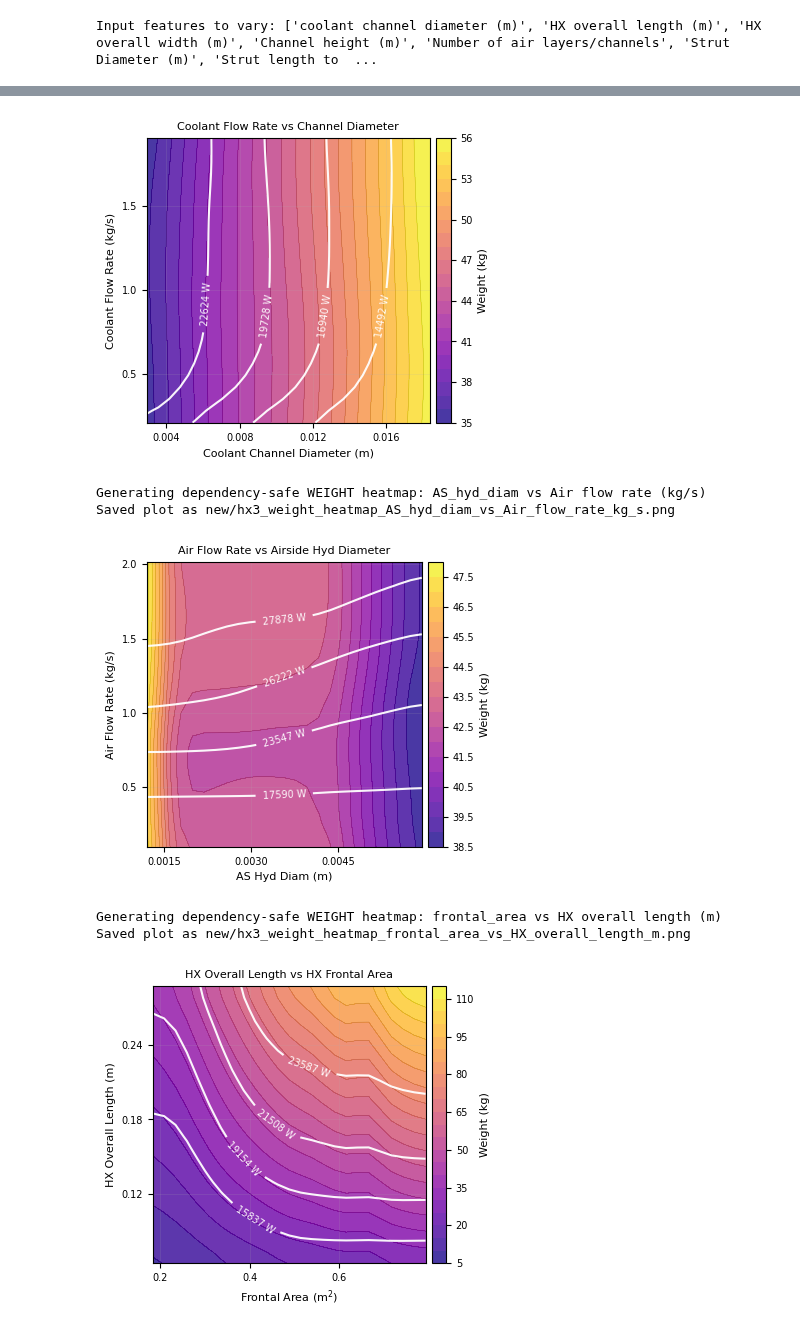
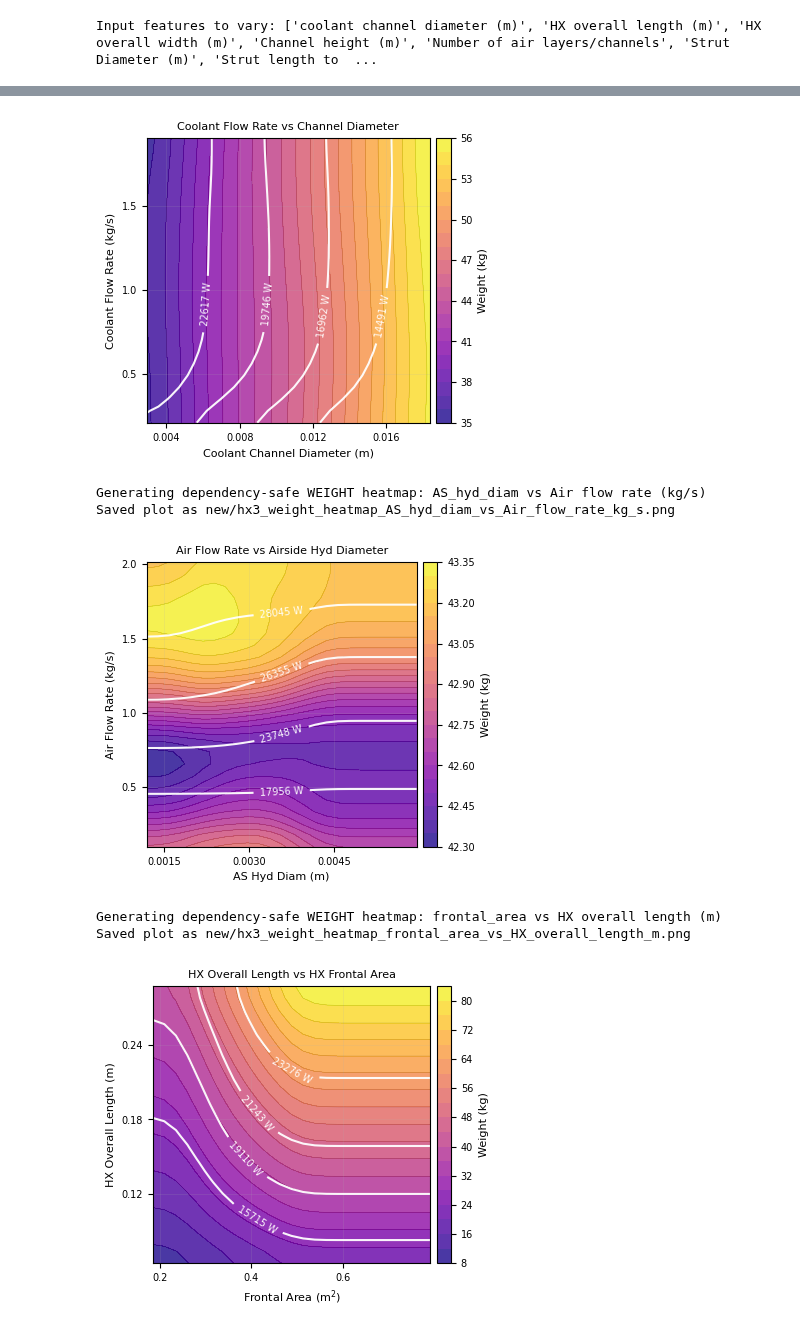
Before and after one commit to Abdullasmf/HX3_github, a Jupyter notebook: HX3_Weight_Analysis.ipynb, the cells around one changed output, grey strips where cells are left out. Saved outputs shown, nothing was run; the diff lists cells and outputs as text; code cells hidden in the pictures.

```diff
--- a/HX3_Weight_Analysis.ipynb
+++ b/HX3_Weight_Analysis.ipynb
@@ -1153,8 +1047,8 @@ print('='*80)
 # - strict: only physically feasible points are shown
 # - projected: infeasible targets are minimally adjusted to nearest feasible point (full coverage)
 solve_mode = 'projected'
-projection_reg = 0.2
-projection_rel_scale = 0.05
+projection_reg = 0.5
+projection_rel_scale = 0.2
 
 plot_specs_weight = [
     {
@@ -1240,11 +1134,11 @@ Saved plot as new/hx3_weight_heatmap_coolant_flow_rate_kg_s_vs_Actual_T_HX_in_ce
 Generating dependency-safe WEIGHT heatmap: coolant channel diameter (m) vs coolant flow rate (kg/s)
 Saved plot as new/hx3_weight_heatmap_coolant_channel_diameter_m_vs_coolant_flow_rate_kg_s.png
-[figure, old version]
+[figure, new version]
 Generating dependency-safe WEIGHT heatmap: AS_hyd_diam vs Air flow rate (kg/s)
 Saved plot as new/hx3_weight_heatmap_AS_hyd_diam_vs_Air_flow_rate_kg_s.png
-[figure, old version]
+[figure, new version]
 Generating dependency-safe WEIGHT heatmap: frontal_area vs HX overall length (m)
 Saved plot as new/hx3_weight_heatmap_frontal_area_vs_HX_overall_length_m.png
-[figure, old version]
+[figure, new version]
 Generating dependency-safe WEIGHT heatmap: Strut Diameter (m) vs porosity
 Saved plot as new/hx3_weight_heatmap_Strut_Diameter_m_vs_porosity.png
```
Also changed, not shown: parts of 3 cells of this notebook, 15 other files.
